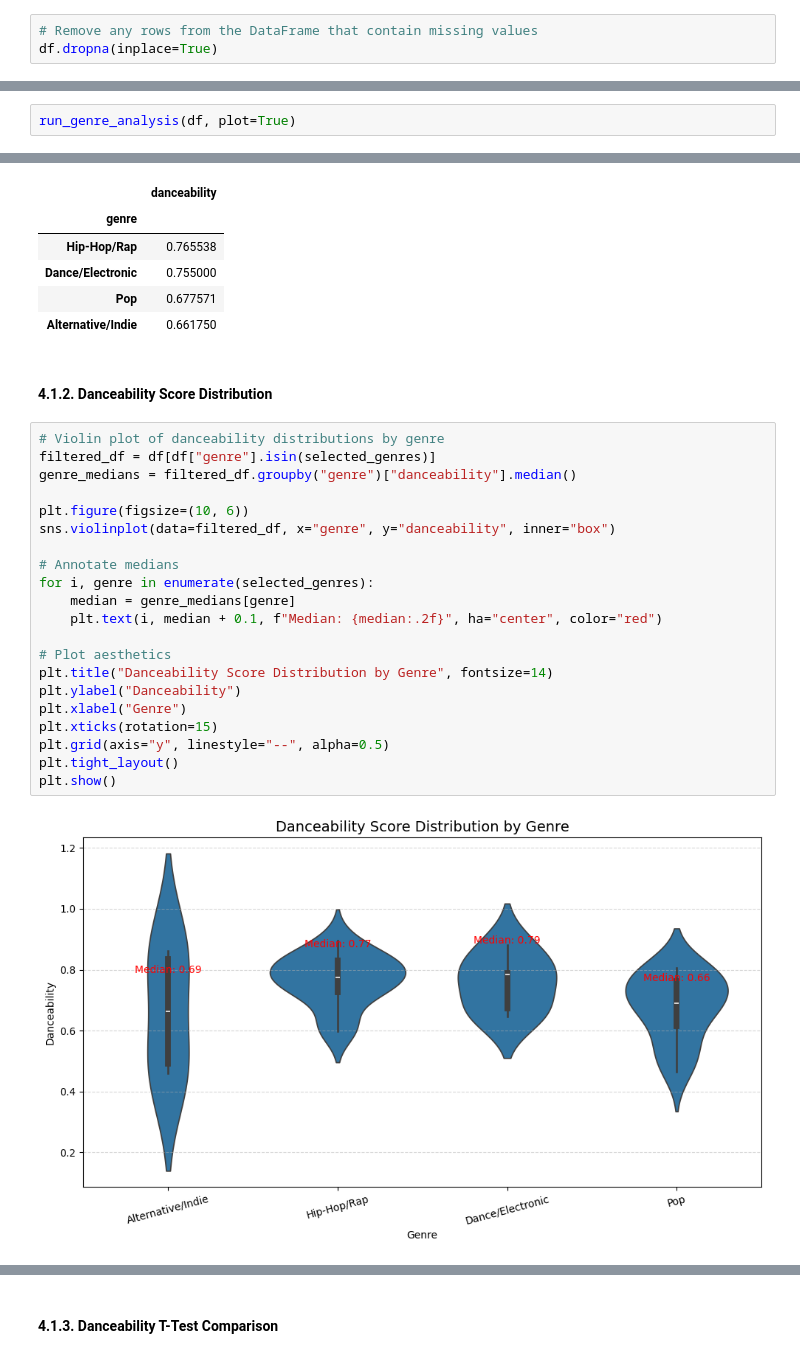
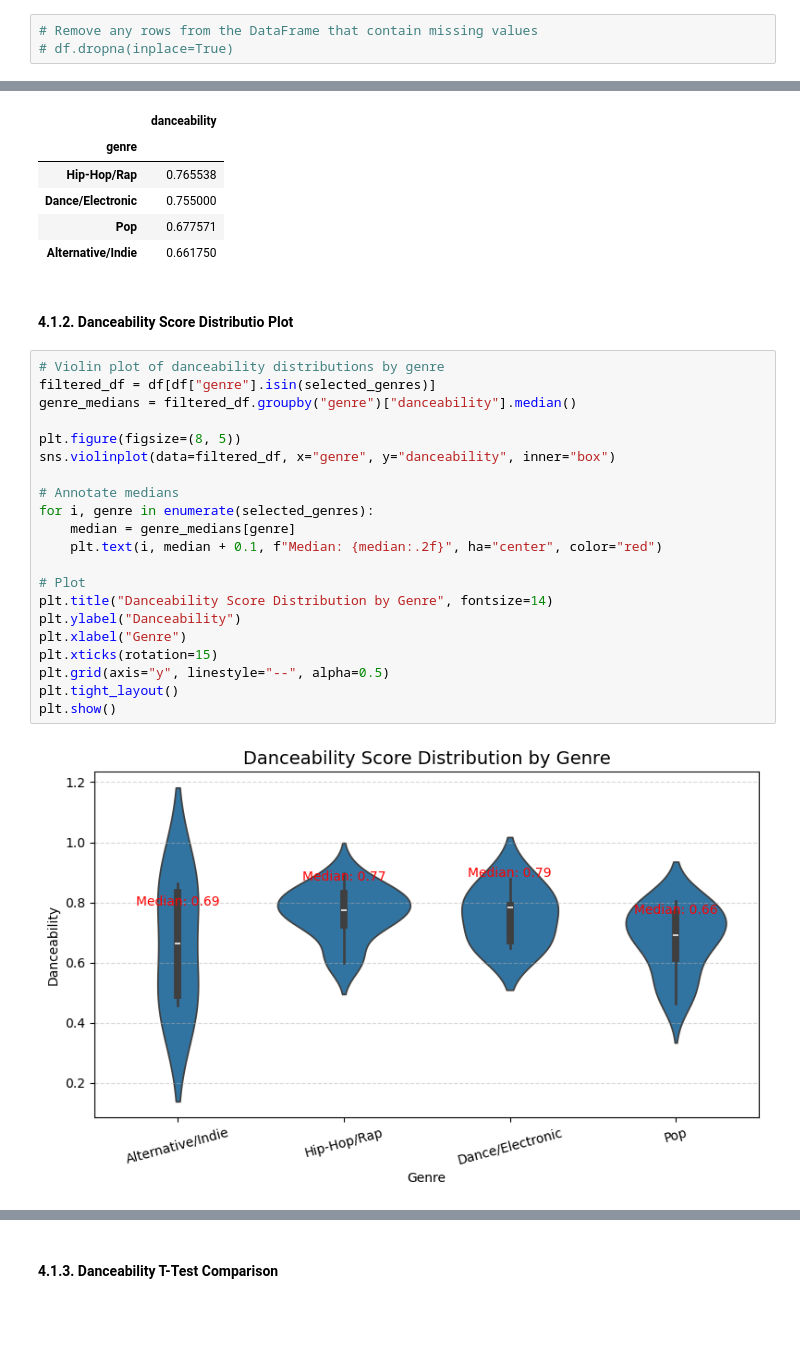
Before and after one commit to monikase/Data-Analytics-Projects, a Jupyter notebook: _12-Data Processing with Pandas/Spotify.ipynb, the cells around one changed output, grey strips where cells are left out. Drawn from its saved outputs; the diff is of its cells as text; blank space fills up the shorter version.

```diff
--- a/_12-Data Processing with Pandas/Spotify.ipynb
+++ b/_12-Data Processing with Pandas/Spotify.ipynb
@@ -110,5 +114,5 @@ show_missing_rows(df)
 No missing values found.
 # %%
 # Remove any rows from the DataFrame that contain missing values
-df.dropna(inplace=True)
+# df.dropna(inplace=True)
 # %% [markdown]
@@ -551,2 +601,0 @@ def run_genre_analysis(df, plot=False):
-# %%
-run_genre_analysis(df, plot=True)
@@ -667,27 +729,27 @@ Danceability scores comparison between selected genres:
 | Pop | 0.677571 |
 | Alternative/Indie | 0.661750 |
 # %% [markdown]
-#### 4.1.2. Danceability Score Distribution
+#### 4.1.2. Danceability Score Distributio Plot
 # %%
 # Violin plot of danceability distributions by genre
 filtered_df = df[df["genre"].isin(selected_genres)]
 genre_medians = filtered_df.groupby("genre")["danceability"].median()
 
-plt.figure(figsize=(10, 6))
+plt.figure(figsize=(8, 5))
 sns.violinplot(data=filtered_df, x="genre", y="danceability", inner="box")
 
 # Annotate medians
 for i, genre in enumerate(selected_genres):
     median = genre_medians[genre]
     plt.text(i, median + 0.1, f"Median: {median:.2f}", ha="center", color="red")
 
-# Plot aesthetics
+# Plot
 plt.title("Danceability Score Distribution by Genre", fontsize=14)
 plt.ylabel("Danceability")
 plt.xlabel("Genre")
 plt.xticks(rotation=15)
 plt.grid(axis="y", linestyle="--", alpha=0.5)
 plt.tight_layout()
 plt.show()
 # %% [output]
-[figure, old version]
+[figure, new version]
```
Also changed, not shown: parts of 73 cells of this notebook.
